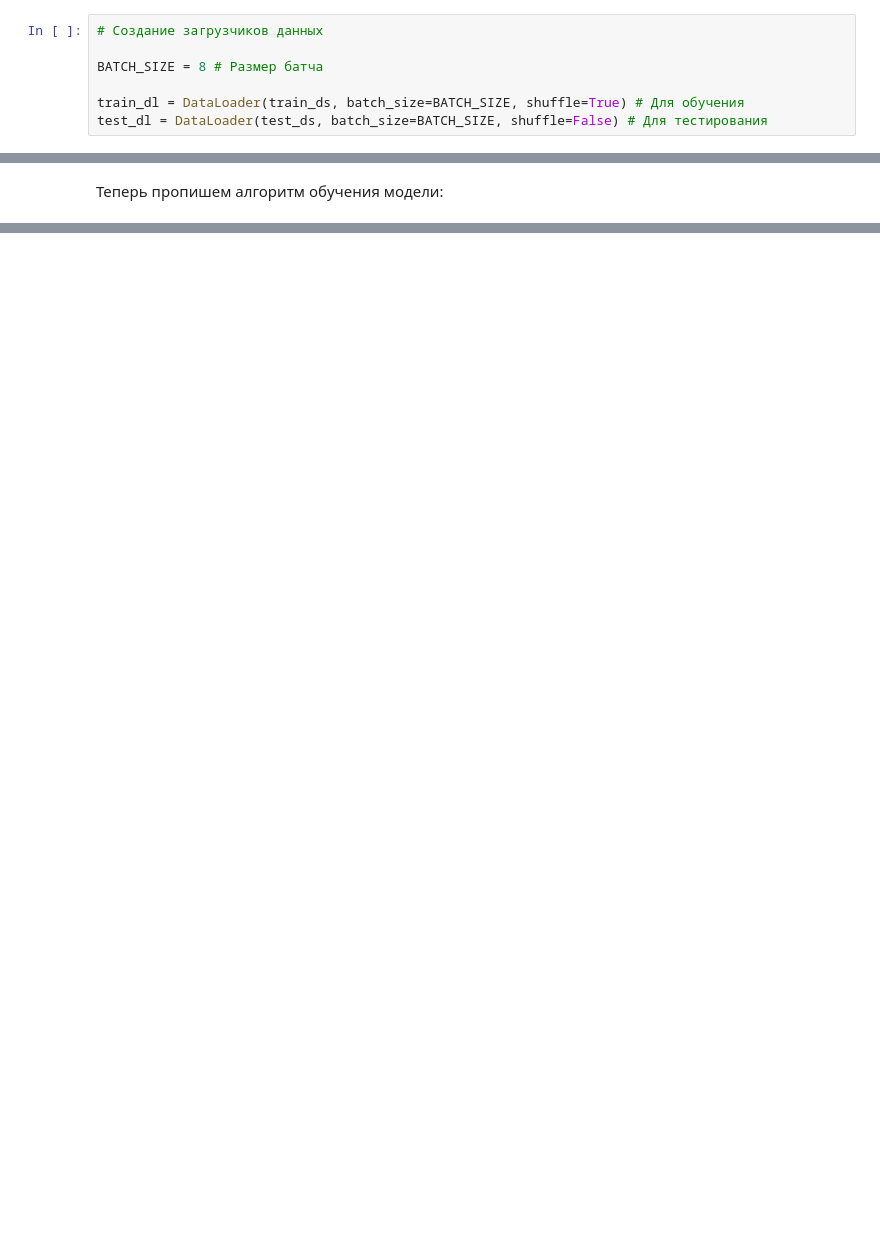
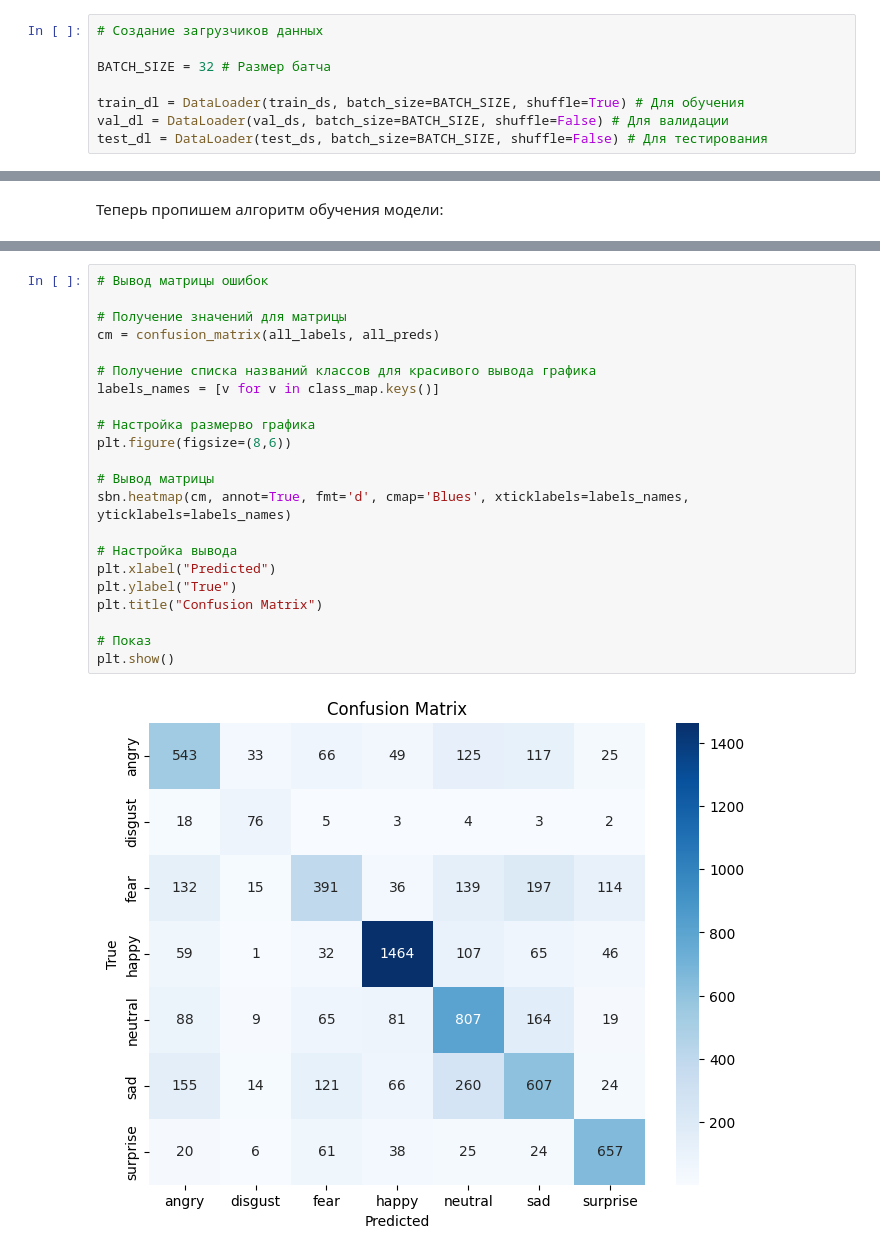
Before and after one commit to Yrkaa/Emotion-Classification, a Jupyter notebook: ml/notebooks/emotion_classification.ipynb, the cells around one changed output, grey strips where cells are left out. Saved outputs shown, nothing was run; the diff lists cells and outputs as text; blank space fills up the shorter version.

```diff
--- a/ml/notebooks/emotion_classification.ipynb
+++ b/ml/notebooks/emotion_classification.ipynb
@@ -212,9 +260,10 @@ test_ds = ImageDataset(test_df["processed_img_path"].values, labels_list =
 # %%
 # Создание загрузчиков данных
 
-BATCH_SIZE = 8 # Размер батча
+BATCH_SIZE = 32 # Размер батча
 
 train_dl = DataLoader(train_ds, batch_size=BATCH_SIZE, shuffle=True) # Для обучения
+val_dl = DataLoader(val_ds, batch_size=BATCH_SIZE, shuffle=False) # Для валидации
 test_dl = DataLoader(test_ds, batch_size=BATCH_SIZE, shuffle=False) # Для тестирования
 # %% [markdown]
 # Инициализация модели
@@ -441,0 +627,24 @@ len(test_df)
+# %%
+# Вывод матрицы ошибок
+
+# Получение значений для матрицы
+cm = confusion_matrix(all_labels, all_preds)
+
+# Получение списка названий классов для красивого вывода графика
+labels_names = [v for v in class_map.keys()]
+
+# Настройка размерво графика
+plt.figure(figsize=(8,6))
+
+# Вывод матрицы
+sbn.heatmap(cm, annot=True, fmt='d', cmap='Blues', xticklabels=labels_names, yticklabels=labels_names)
+
+# Настройка вывода
+plt.xlabel("Predicted")
+plt.ylabel("True")
+plt.title("Confusion Matrix")
+
+# Показ
+plt.show()
+# %% [output]
+[figure, added]
```
Also changed, not shown: parts of 44 cells of this notebook, 3 other files.
